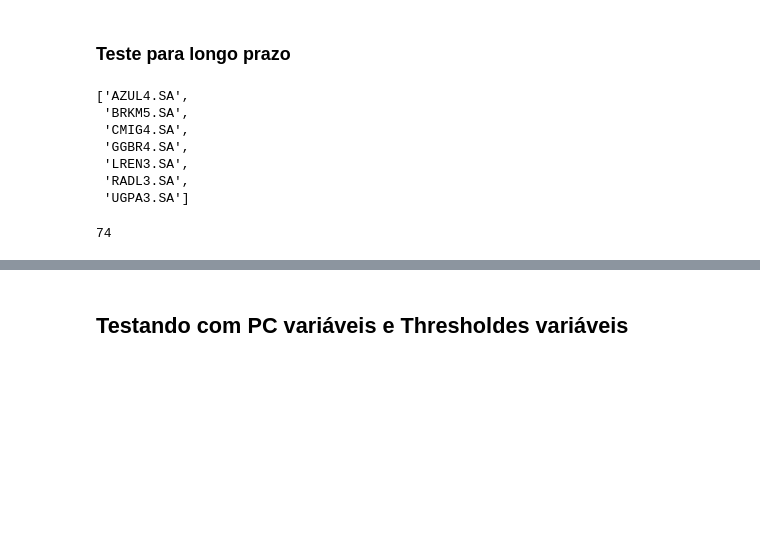
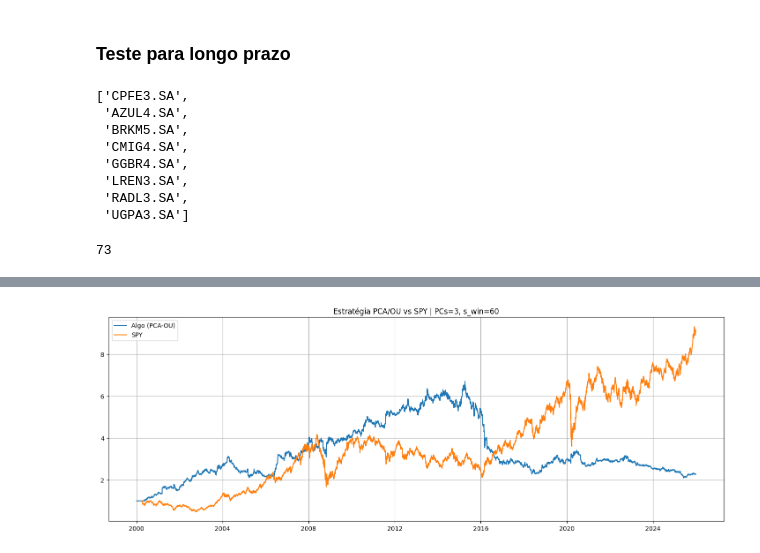
Before and after one commit to savio160502/Statistical-Arbitrage, a Jupyter notebook: run_backtest_br.ipynb, the cells around one changed output, grey strips where cells are left out. Cells and saved outputs as stored; diff of their text form; code cells hidden in the pictures; blank space fills up the shorter version.

```diff
--- a/run_backtest_br.ipynb
+++ b/run_backtest_br.ipynb
@@ -661,7 +660,7 @@ returns_ibov_longa.index = pd.to_datetime(returns_ibov_longa.index).tz_localize(
 returns_longa     = returns_longa.sort_index()
 returns_ibov_longa = returns_ibov_longa.sort_index()
 # %%
-bad_tickers2 = []
+bad_tickers2 = ["CPFE3.SA"]
 
 for col in data_longa.columns:
     p = data_longa[col]
@@ -673,7 +672,8 @@ for col in data_longa.columns:
 
 bad_tickers2
 # %% [output]
-['AZUL4.SA',
+['CPFE3.SA',
+ 'AZUL4.SA',
  'BRKM5.SA',
  'CMIG4.SA',
  'GGBR4.SA',
@@ -687,11 +687,11 @@ returns_longa = returns_longa.drop(columns=bad_tickers2, errors="ignore")
 tickers2 = data_longa.columns.tolist()
 len(tickers2)
 # %% [output]
-74
+73
 # %%
 # Melhor longo
 
-cumret_algo, s_scores = pca_portfolio_spy_hedge(
+results_long = pca_portfolio_spy_hedge(
     returns=returns_longa,
     returns_spy=returns_ibov_longa,
     num_pc=3,
@@ -704,3 +704,4 @@ cumret_algo, s_scores = pca_portfolio_spy_hedge(
     rebalanceamento_dias=1,
     plot=True
 )
+# %% [output]
@@ -707,2 +725 @@ cumret_algo, s_scores = pca_portfolio_spy_hedge(
+[figure, added]
-# %% [markdown]
-## Testando com PC variáveis e Thresholdes variáveis
```
Also changed, not shown: parts of 13 cells of this notebook, 1 other file.
